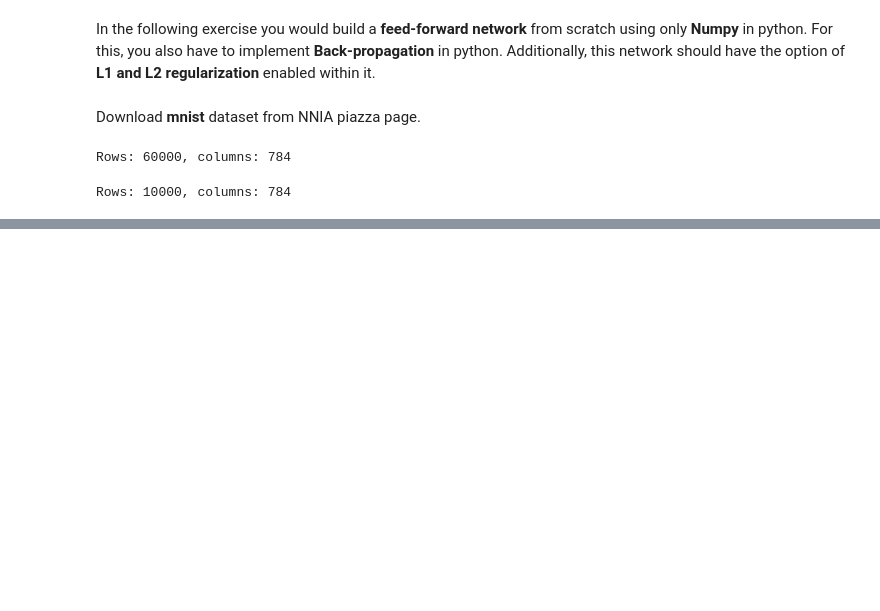
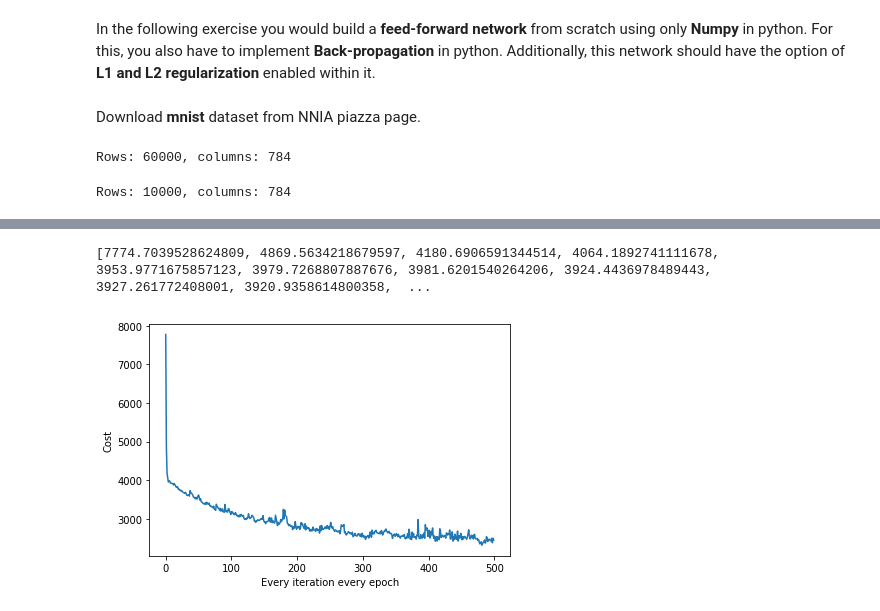
Before and after one commit to zshn25/Neural-Networks-Implementation-Application, a Jupyter notebook: nniaassignment6final.ipynb, the cells around one changed output, grey strips where cells are left out. Drawn from its saved outputs; the diff is of its cells as text; code cells hidden in the pictures; blank space fills up the shorter version.

Commit message:
Some plots for small epochs and layers

```diff
--- a/nniaassignment6final.ipynb
+++ b/nniaassignment6final.ipynb
@@ -865,10 +947,10 @@ IndentationError: expected an indented block (<ipython-input-11-76b946074f63>, l
 # %%
 nn = MLP(n_output=10,
                   n_features=X_train.shape[1],
-                  n_hidden=50,
+                  n_hidden=5,
                   l2=0.1,
                   l1=0.0,
-                  epochs=1000,
+                  epochs=10,
                   eta=0.001,
                   decrease_const=0.00001,
                   minibatches=50,
@@ -879,10 +963,17 @@ nn.fit(X_train, y_train, print_progress=True)
 # %%
 import matplotlib.pyplot as plt
 
 # Plot the training error for every iteration
 # in every epoch
 
 # TODO Implement
-
+plt.plot(range(len(nn.cost_)), nn.cost_)
+#plt.ylim([0, 2000])
+plt.ylabel('Cost')
+plt.xlabel('Every iteration every epoch')
+#print(nn.cost_)
 plt.tight_layout()
 plt.show()
+# %% [output]
+[7774.7039528624809, 4869.5634218679597, 4180.6906591344514, 4064.1892741111678, 3953.9771675857123, 3979.7268807887676, 3981.6201540264206, 3924.4436978489443, 3927.261772408001, 3920.9358614800358,  ...
+[figure, added]
```
Also changed, not shown: parts of 6 cells of this notebook.
